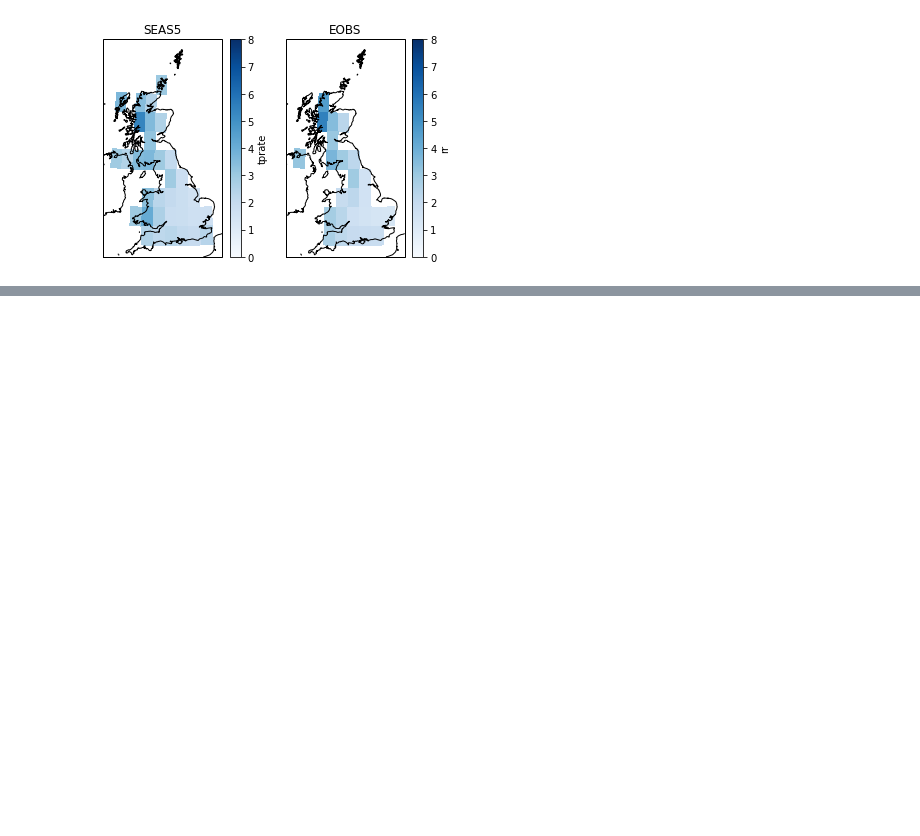
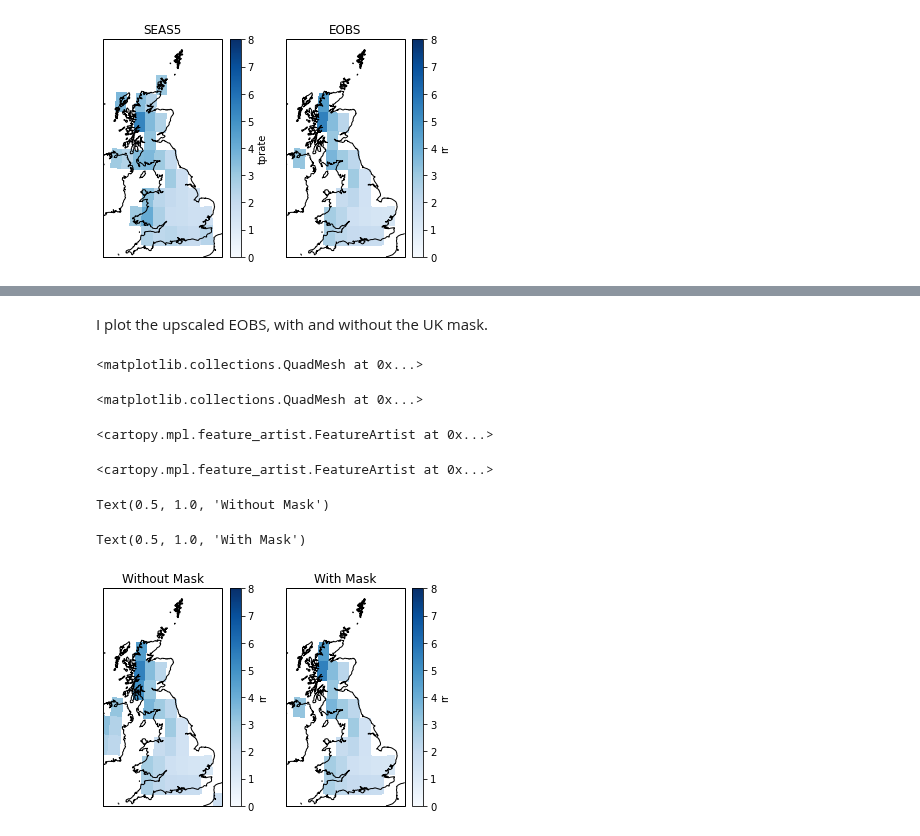
Before and after one commit to ECMWFCode4Earth/UNSEEN-open, a Jupyter notebook: Notebooks/1.Download/1.5Upscale.ipynb, the cells around one changed output, grey strips where cells are left out. Cells and saved outputs as stored; diff of their text form; code cells hidden in the pictures; blank space fills up the shorter version.

```diff
--- a/Notebooks/1.Download/1.5Upscale.ipynb
+++ b/Notebooks/1.Download/1.5Upscale.ipynb
@@ -210,5 +155,4 @@ Overwrite existing file: bilinear_201x464_11x14.nc
 # %%
-EOBS_upscaled = regridder(EOBS)
+EOBS_upscaled = regridder(EOBS['rr'])
 EOBS_upscaled
-EOBS_upscaled['rr'].sel(time='2020').plot()
 # %% [output]
@@ -374,0 +252,32 @@ Source: This pretty awesome colab notebook on seasonal forecasting regrids seaso
+# %% [markdown]
+I plot the upscaled EOBS, with and without the UK mask.
+# %%
+fig, axs = plt.subplots(1, 2, subplot_kw={'projection': ccrs.OSGB()})
+
+EOBS_upscaled.mean(dim='time').plot(
+    transform=ccrs.PlateCarree(),
+    vmin=0,
+    vmax=8,
+    cmap=plt.cm.Blues,
+    ax=axs[0])
+
+EOBS_upscaled.where(SEAS5_mask == 31).mean(dim='time').plot(
+    transform=ccrs.PlateCarree(),
+    vmin=0,
+    vmax=8,
+    cmap=plt.cm.Blues,
+    ax=axs[1])
+
+for ax in axs.flat:
+    ax.coastlines(resolution='10m')
+
+axs[0].set_title('Without Mask')
+axs[1].set_title('With Mask')
+# %% [output]
+<matplotlib.collections.QuadMesh at 0x...>
+<matplotlib.collections.QuadMesh at 0x...>
+<cartopy.mpl.feature_artist.FeatureArtist at 0x...>
+<cartopy.mpl.feature_artist.FeatureArtist at 0x...>
+Text(0.5, 1.0, 'Without Mask')
+Text(0.5, 1.0, 'With Mask')
+[figure, added]
```
Also changed, not shown: parts of 35 cells of this notebook.
